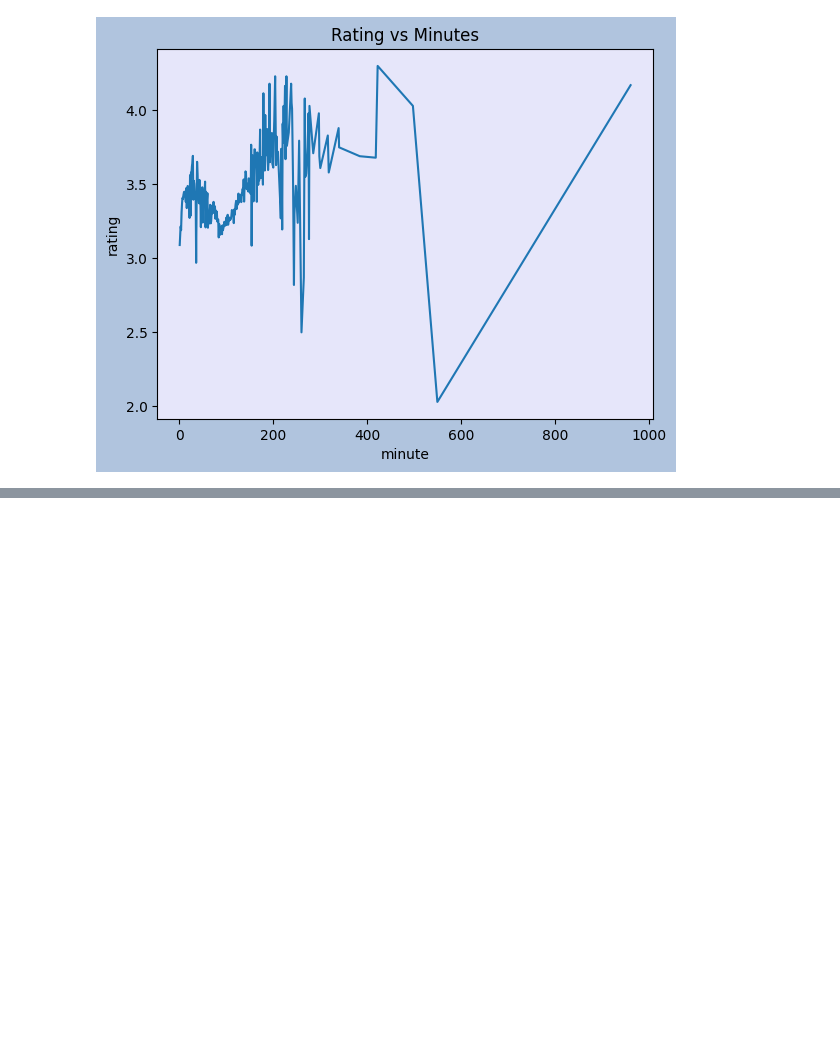
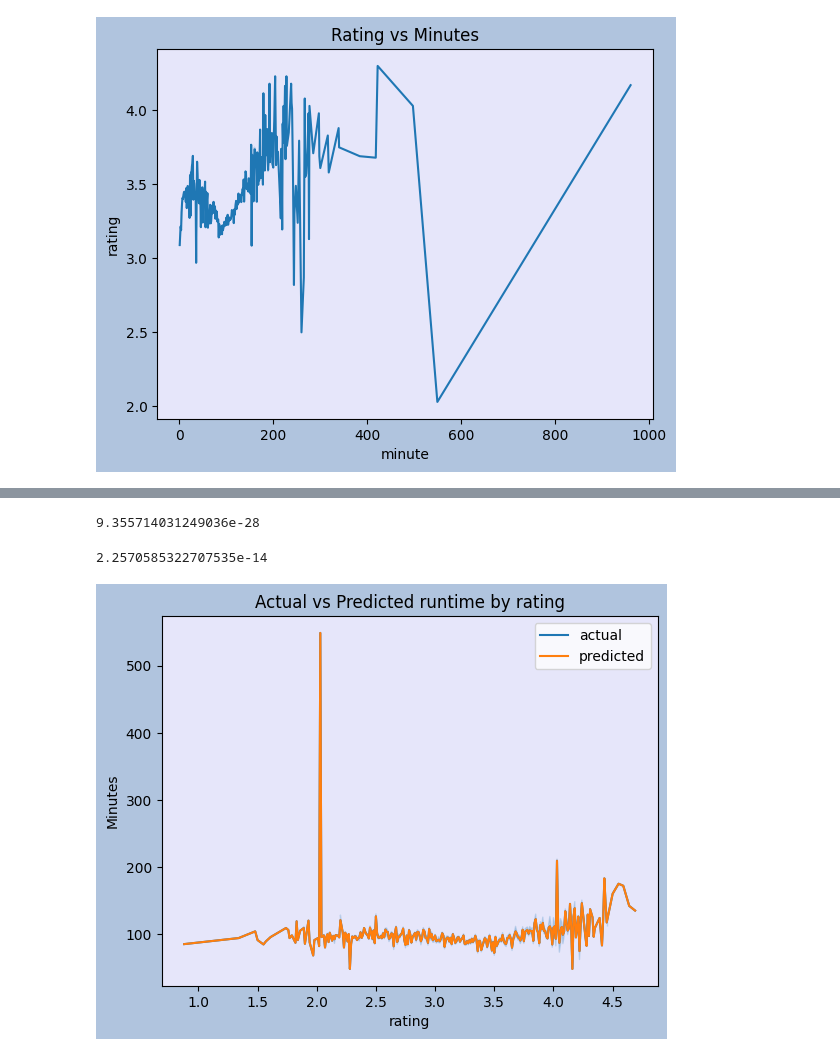
Before and after one commit to cstillma/MovieMining, a Jupyter notebook: Deliverables - Raw/Trend analysis, precursory work, Graphs.ipynb, the cells around one changed output, grey strips where cells are left out. Cells and saved outputs as stored; diff of their text form; code cells hidden in the pictures; blank space fills up the shorter version.

```diff
--- a/Deliverables - Raw/Trend analysis, precursory work, Graphs.ipynb
+++ b/Deliverables - Raw/Trend analysis, precursory work, Graphs.ipynb
@@ -130,3 +132,20 @@ plt.title("Rating vs Minutes")
 plt.show()
 # %% [output]
 [figure]
+# %%
+coefficient =[]
+x=0
+for y in model.coef_:
+    for co in y:
+        coefficient.append(co)
+        x+=1
+r=[]
+for x in range(len(headers)):
+    print(str(headers[x])+':'+str(coefficient[x]))
+    if coefficient[x]<1:
+        r.append(headers[x])
+ind_var = [x for x in headers if x not in r]
+ind_var.append('minute')
+ind_var.append('date')
+print(ind_var)
+print(len(ind_var))
@@ -132,0 +170,15 @@ plt.show()
+# %%
+x = df[ind_var]
+y = df[dep_var]
+x_train, x_test, y_train, y_test = train_test_split(x,y ,random_state=104, test_size=0.25, shuffle=True)
+# %%
+model = LinearRegression()
+model.fit(x_train, y_train)
+print('Coefficients:', model.coef_)
+print('intercept:', model.intercept_)
+pred = model.predict(x_test)
+print(pred)
+df_test =x_test
+df_test["predictions_linear"]=pred
+df_test["actual"]= y_test["minute"]
+print(x_test['predictions_linear'])
@@ -132,0 +203,19 @@ plt.show()
+# %%
+print(mse("actual" ,"predictions_linear"))
+# %% [output]
+9.355714031249036e-28
+# %%
+print(mae("actual","predictions_linear"))
+# %% [output]
+2.2570585322707535e-14
+# %%
+plt.figure(facecolor='lightsteelblue')
+ax = plt.axes()
+ax.set_facecolor('lavender')
+sns.lineplot(data =df_test, x = 'rating', y ='actual', label = 'actual', errorbar=('ci', 40))
+sns.lineplot(data =df_test, x = 'rating', y ='predictions_linear', label = 'predicted', errorbar=('ci', 0))
+plt.title("Actual vs Predicted runtime by rating")
+ax.set(ylabel="Minutes")
+plt.show()
+# %% [output]
+[figure, added]
```
Also changed, not shown: parts of 12 cells of this notebook.
